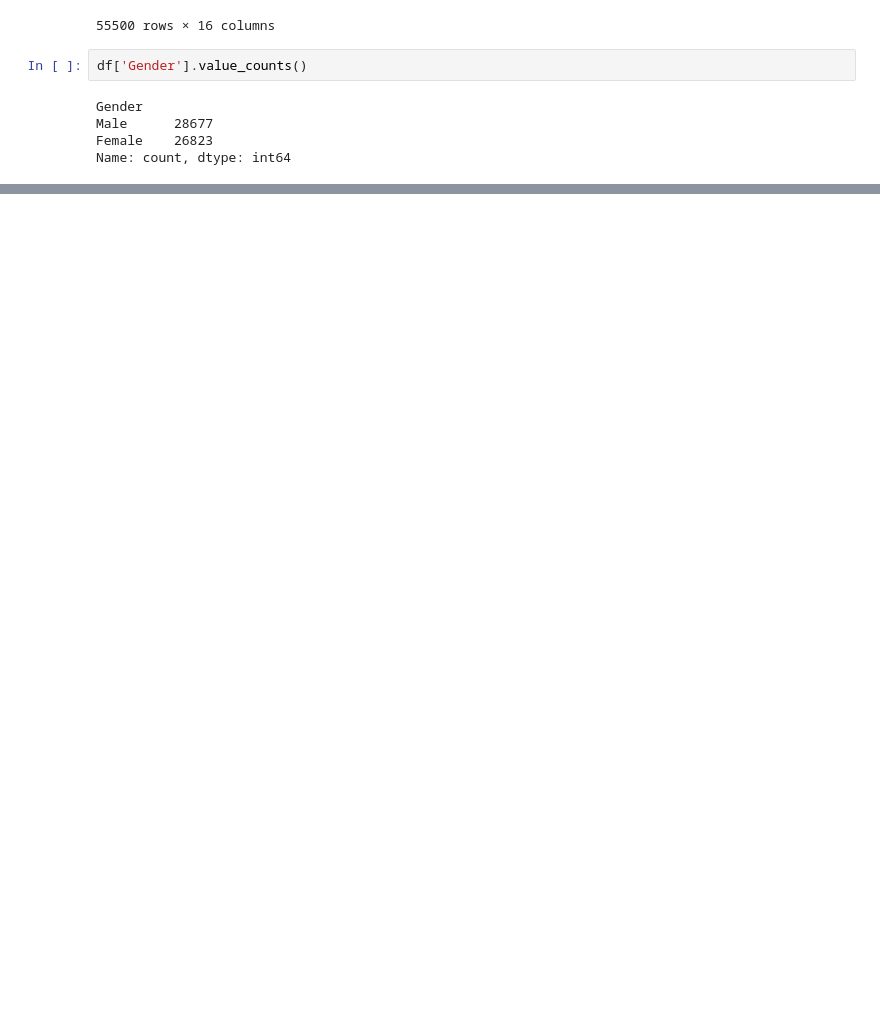
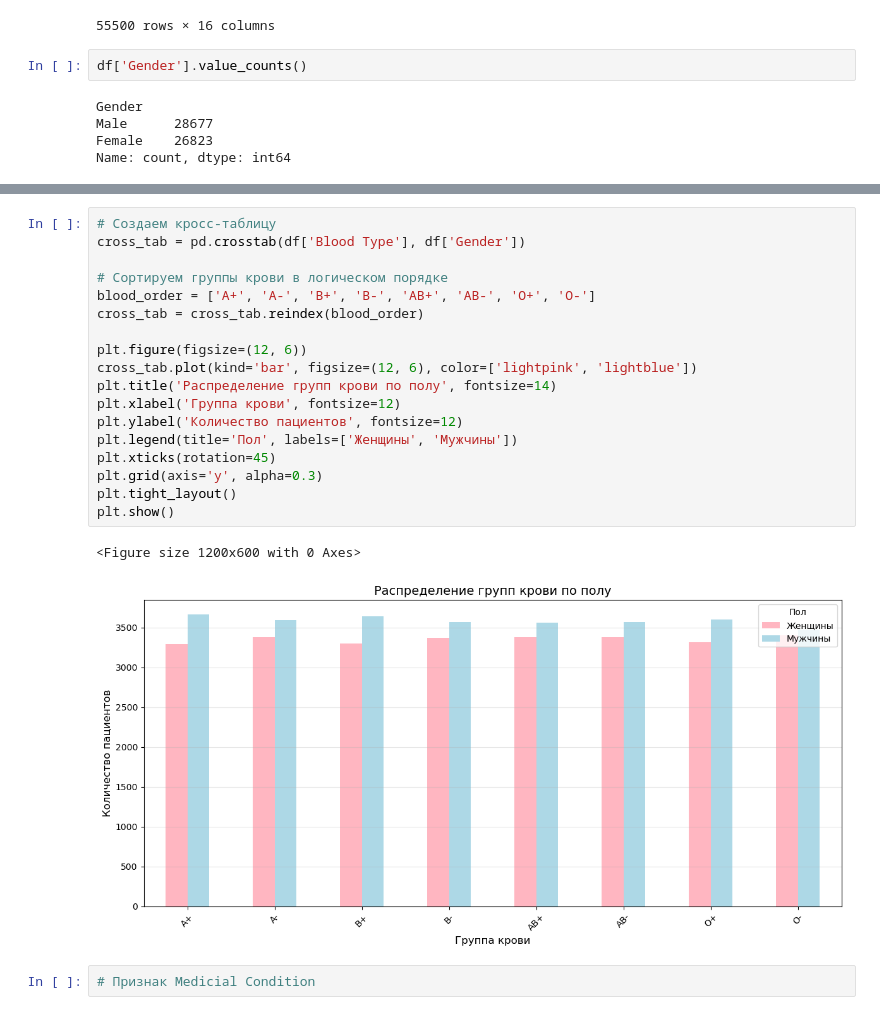
Before and after one commit to KorbovskiyOleg/DataScience, a Jupyter notebook: DataScince/homework_3/homework_3.ipynb, the cells around one changed output, grey strips where cells are left out. Cells and saved outputs as stored; diff of their text form; blank space fills up the shorter version.

```diff
--- a/DataScince/homework_3/homework_3.ipynb
+++ b/DataScince/homework_3/homework_3.ipynb
@@ -232,0 +253,23 @@ Name: count, dtype: int64
+# %%
+# Создаем кросс-таблицу
+cross_tab = pd.crosstab(df['Blood Type'], df['Gender'])
+
+# Сортируем группы крови в логическом порядке
+blood_order = ['A+', 'A-', 'B+', 'B-', 'AB+', 'AB-', 'O+', 'O-']
+cross_tab = cross_tab.reindex(blood_order)
+
+plt.figure(figsize=(12, 6))
+cross_tab.plot(kind='bar', figsize=(12, 6), color=['lightpink', 'lightblue'])
+plt.title('Распределение групп крови по полу', fontsize=14)
+plt.xlabel('Группа крови', fontsize=12)
+plt.ylabel('Количество пациентов', fontsize=12)
+plt.legend(title='Пол', labels=['Женщины', 'Мужчины'])
+plt.xticks(rotation=45)
+plt.grid(axis='y', alpha=0.3)
+plt.tight_layout()
+plt.show()
+# %% [output]
+<Figure size 1200x600 with 0 Axes>
+[figure, added]
+# %%
+# Признак Medicial Condition
```
Also changed, not shown: parts of 8 cells of this notebook.
